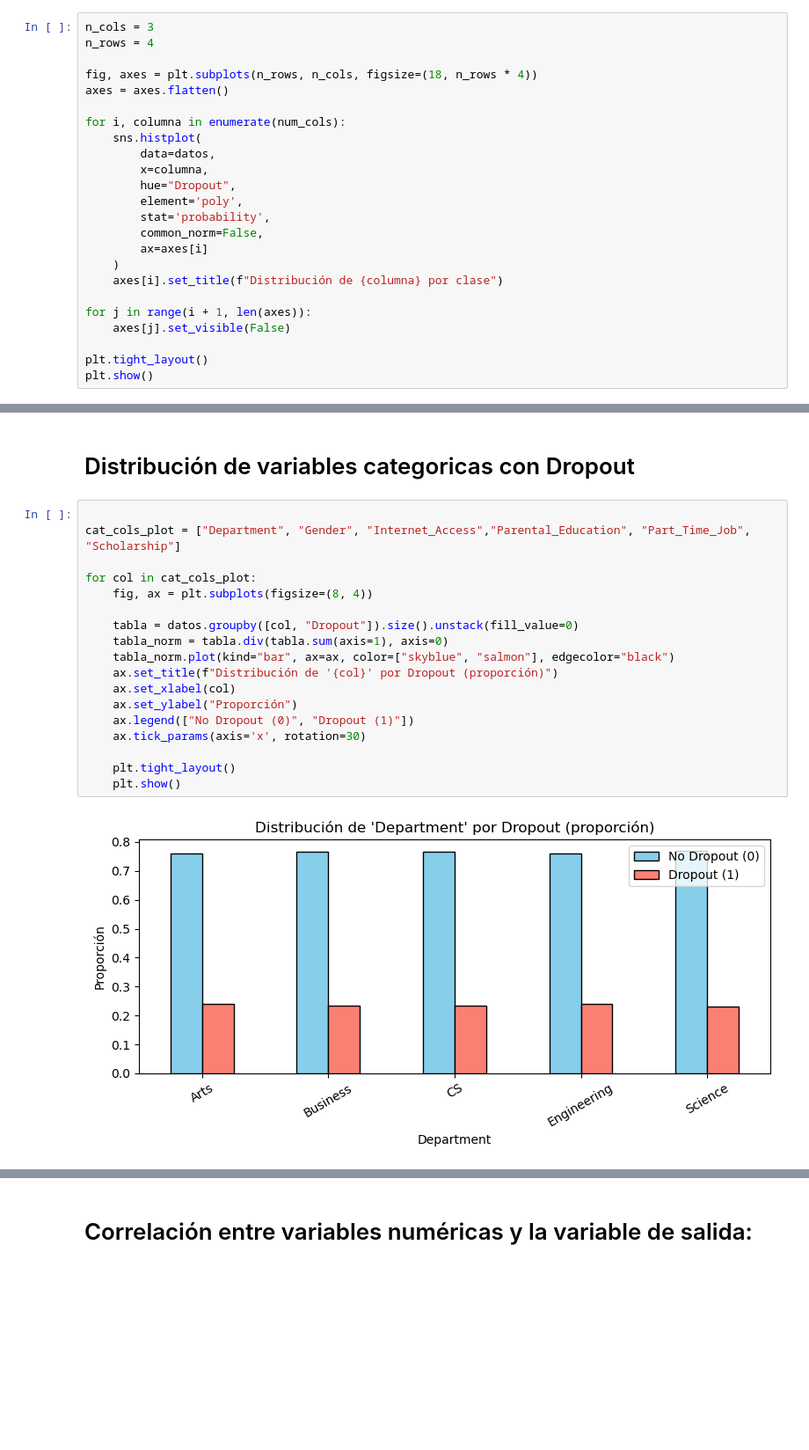
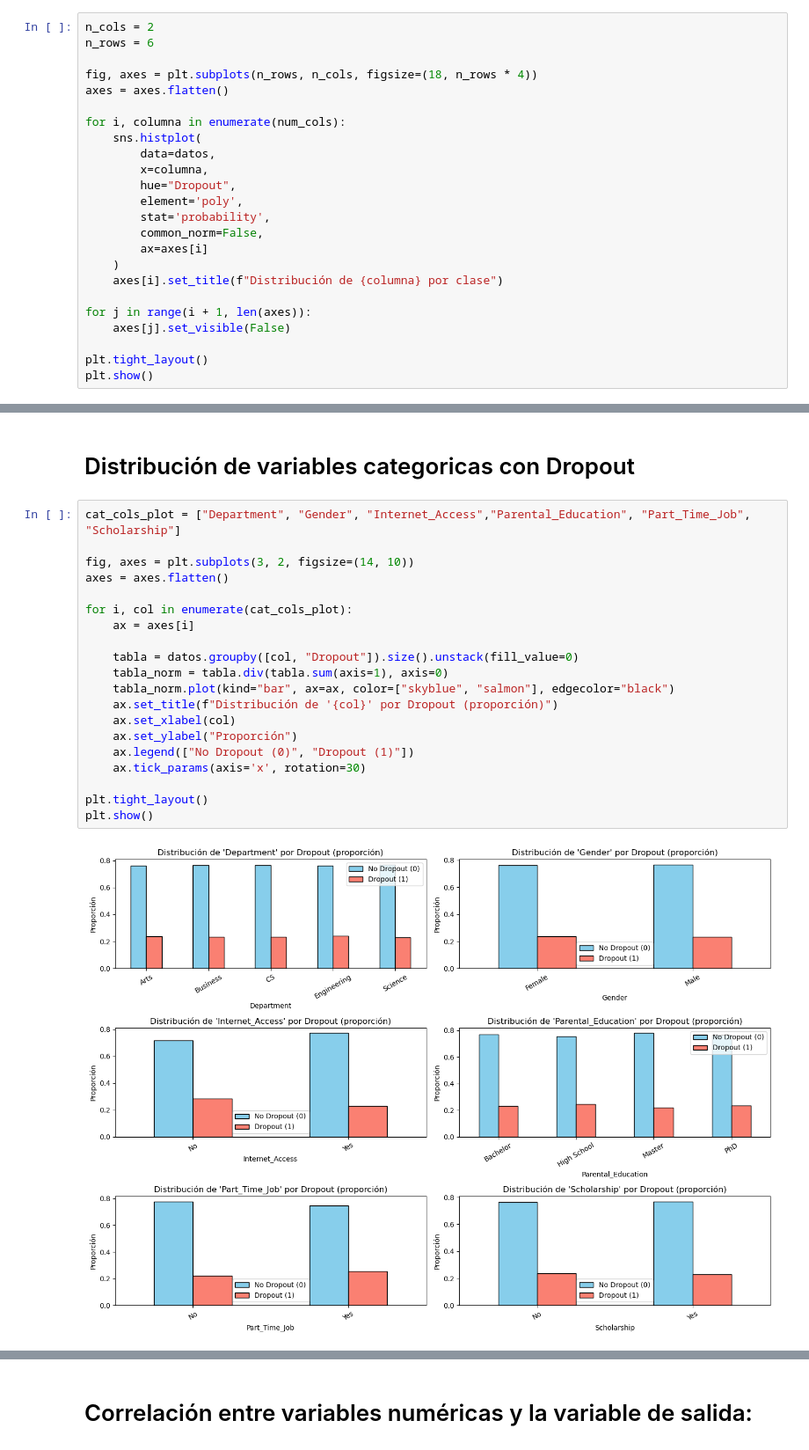
Before and after one commit to MakiBuu/Dropout-Prediction-Data-Mining, a Jupyter notebook: drop_prediction.ipynb, the cells around one changed output, grey strips where cells are left out. Shown at 88% size. Cells and saved outputs as stored; diff of their text form; blank space fills up the shorter version.

```diff
--- a/drop_prediction.ipynb
+++ b/drop_prediction.ipynb
@@ -146,8 +144,8 @@ for col, color in zip(num_cols, colors):
 # %% [markdown]
 # Distribución de clases para cada variable:
 # %%
-n_cols = 3
-n_rows = 4
+n_cols = 2
+n_rows = 6
 
 fig, axes = plt.subplots(n_rows, n_cols, figsize=(18, n_rows * 4))
 axes = axes.flatten()
@@ -174,22 +172,24 @@ plt.show()
 # %% [markdown]
 # Distribución de variables categoricas con Dropout
 # %%
-
 cat_cols_plot = ["Department", "Gender", "Internet_Access","Parental_Education", "Part_Time_Job", "Scholarship"]
 
-for col in cat_cols_plot:
-    fig, ax = plt.subplots(figsize=(8, 4))
+fig, axes = plt.subplots(3, 2, figsize=(14, 10))
+axes = axes.flatten()
+
+for i, col in enumerate(cat_cols_plot):
+    ax = axes[i]
 
     tabla = datos.groupby([col, "Dropout"]).size().unstack(fill_value=0)
     tabla_norm = tabla.div(tabla.sum(axis=1), axis=0)
     tabla_norm.plot(kind="bar", ax=ax, color=["skyblue", "salmon"], edgecolor="black")
     ax.set_title(f"Distribución de '{col}' por Dropout (proporción)")
     ax.set_xlabel(col)
     ax.set_ylabel("Proporción")
     ax.legend(["No Dropout (0)", "Dropout (1)"])
     ax.tick_params(axis='x', rotation=30)
 
-    plt.tight_layout()
-    plt.show()
+plt.tight_layout()
+plt.show()
 # %% [output]
-[figure, old version]
+[figure, new version]
```
Also changed, not shown: parts of 39 cells of this notebook.
